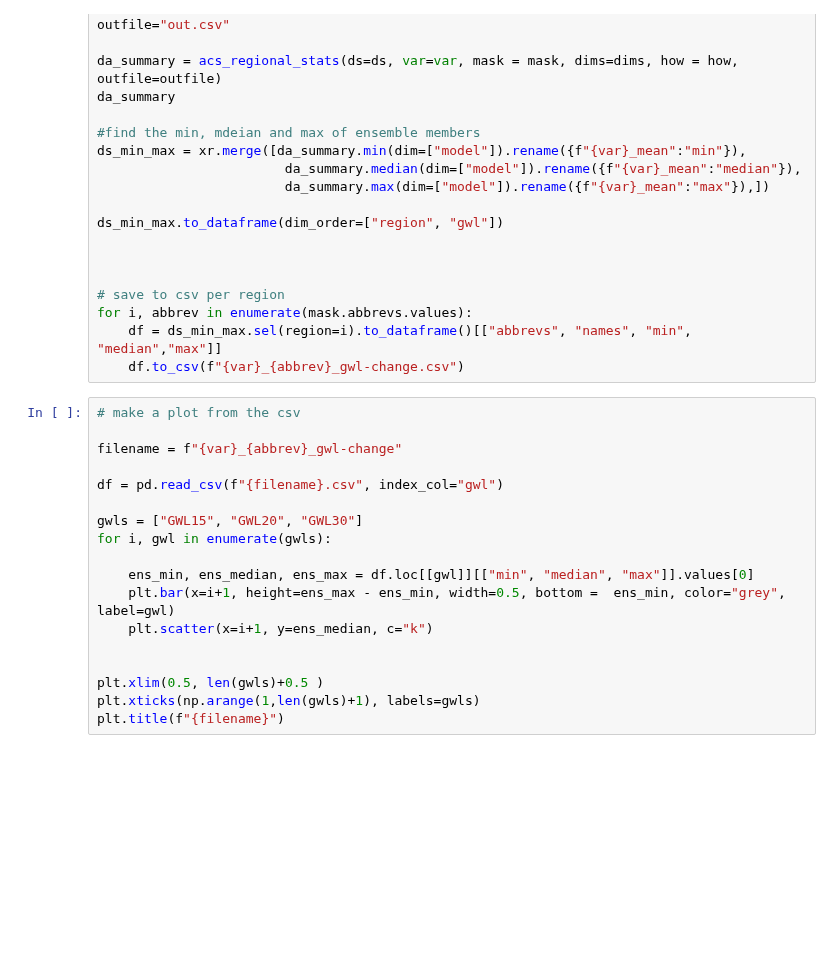
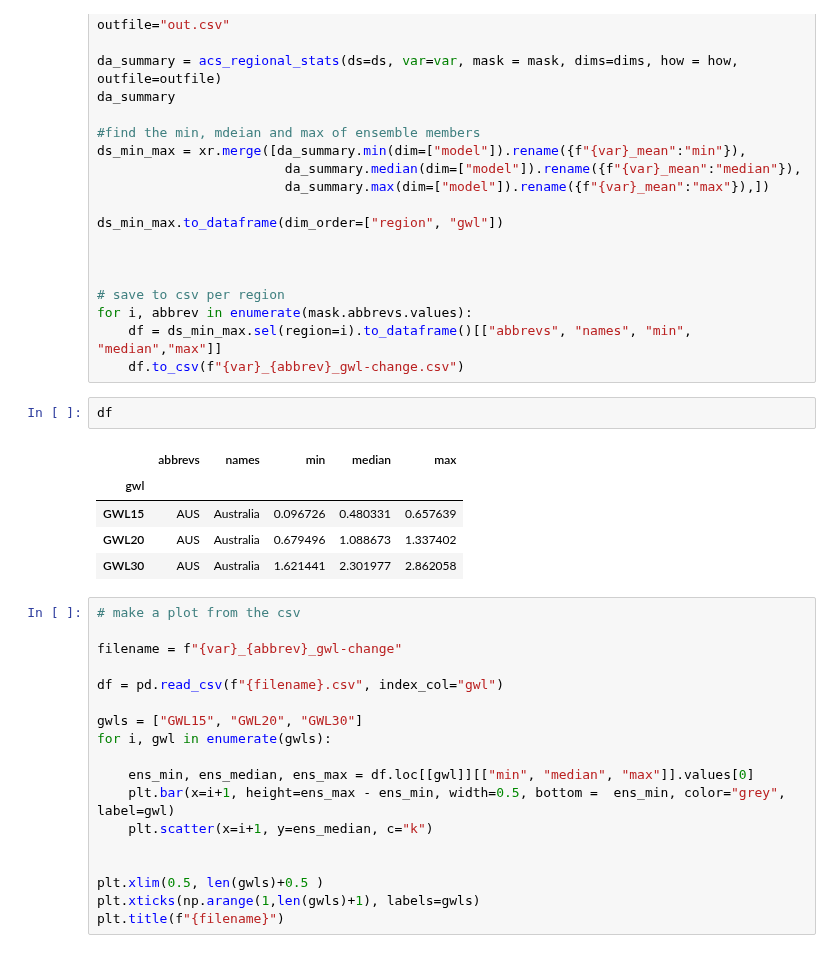
Before and after one commit to AusClimateService/plotting_maps, a Jupyter notebook: example_notebooks/summary_boxplots_region_gwl.ipynb, the cells around one changed output. Drawn from its saved outputs; the diff is of its cells as text; blank space fills up the shorter version.

```diff
--- a/example_notebooks/summary_boxplots_region_gwl.ipynb
+++ b/example_notebooks/summary_boxplots_region_gwl.ipynb
@@ -125,6 +134,14 @@ ds_min_max.to_dataframe(dim_order=["region", "gwl"])
 for i, abbrev in enumerate(mask.abbrevs.values):
     df = ds_min_max.sel(region=i).to_dataframe()[["abbrevs", "names", "min", "median","max"]]
     df.to_csv(f"{var}_{abbrev}_gwl-change.csv")
+# %%
+df
+# %% [output]
+|  | abbrevs | names | min | median | max |
+| gwl |  |  |  |  |  |
+| GWL15 | AUS | Australia | 0.096726 | 0.480331 | 0.657639 |
+| GWL20 | AUS | Australia | 0.679496 | 1.088673 | 1.337402 |
+| GWL30 | AUS | Australia | 1.621441 | 2.301977 | 2.862058 |
 # %%
 # make a plot from the csv
 
```
Also changed, not shown: parts of 1 cell of this notebook.
